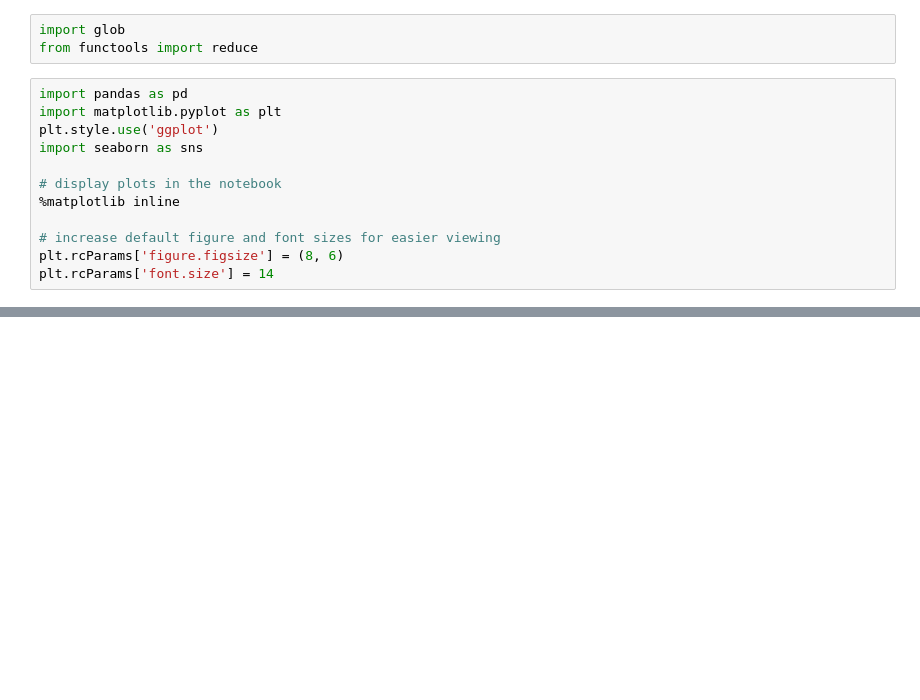
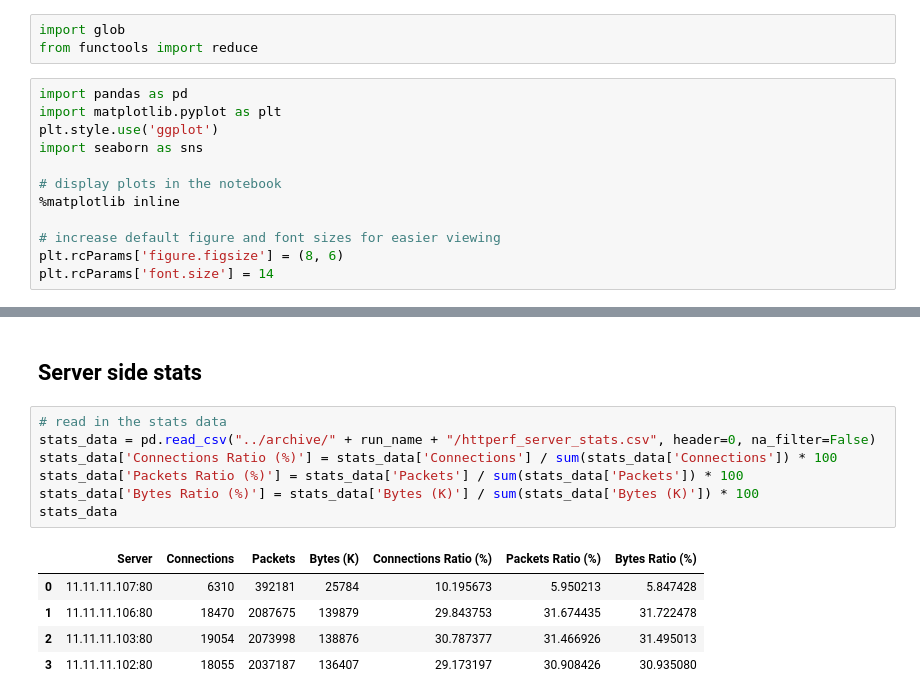
Before and after one commit to Elmo-MCast/proxmox, a Jupyter notebook: analysis/httperf.ipynb, the cells around one changed output, grey strips where cells are left out. Saved outputs shown, nothing was run; the diff lists cells and outputs as text; blank space fills up the shorter version.

```diff
--- a/analysis/httperf.ipynb
+++ b/analysis/httperf.ipynb
@@ -92 +116,16 @@ max      100.0
 Name: Success rate, dtype: float64
+# %% [markdown]
+## Server side stats
+# %%
+# read in the stats data
+stats_data = pd.read_csv("../archive/" + run_name + "/httperf_server_stats.csv", header=0, na_filter=False)
+stats_data['Connections Ratio (%)'] = stats_data['Connections'] / sum(stats_data['Connections']) * 100
+stats_data['Packets Ratio (%)'] = stats_data['Packets'] / sum(stats_data['Packets']) * 100
+stats_data['Bytes Ratio (%)'] = stats_data['Bytes (K)'] / sum(stats_data['Bytes (K)']) * 100
+stats_data
+# %% [output]
+|  | Server | Connections | Packets | Bytes (K) | Connections Ratio (%) | Packets Ratio (%) | Bytes Ratio (%) |
+| 0 | 11.11.11.107:80 | 6310 | 392181 | 25784 | 10.195673 | 5.950213 | 5.847428 |
+| 1 | 11.11.11.106:80 | 18470 | 2087675 | 139879 | 29.843753 | 31.674435 | 31.722478 |
+| 2 | 11.11.11.103:80 | 19054 | 2073998 | 138876 | 30.787377 | 31.466926 | 31.495013 |
+| 3 | 11.11.11.102:80 | 18055 | 2037187 | 136407 | 29.173197 | 30.908426 | 30.935080 |
```
Also changed, not shown: parts of 15 cells of this notebook, 2 other files.
